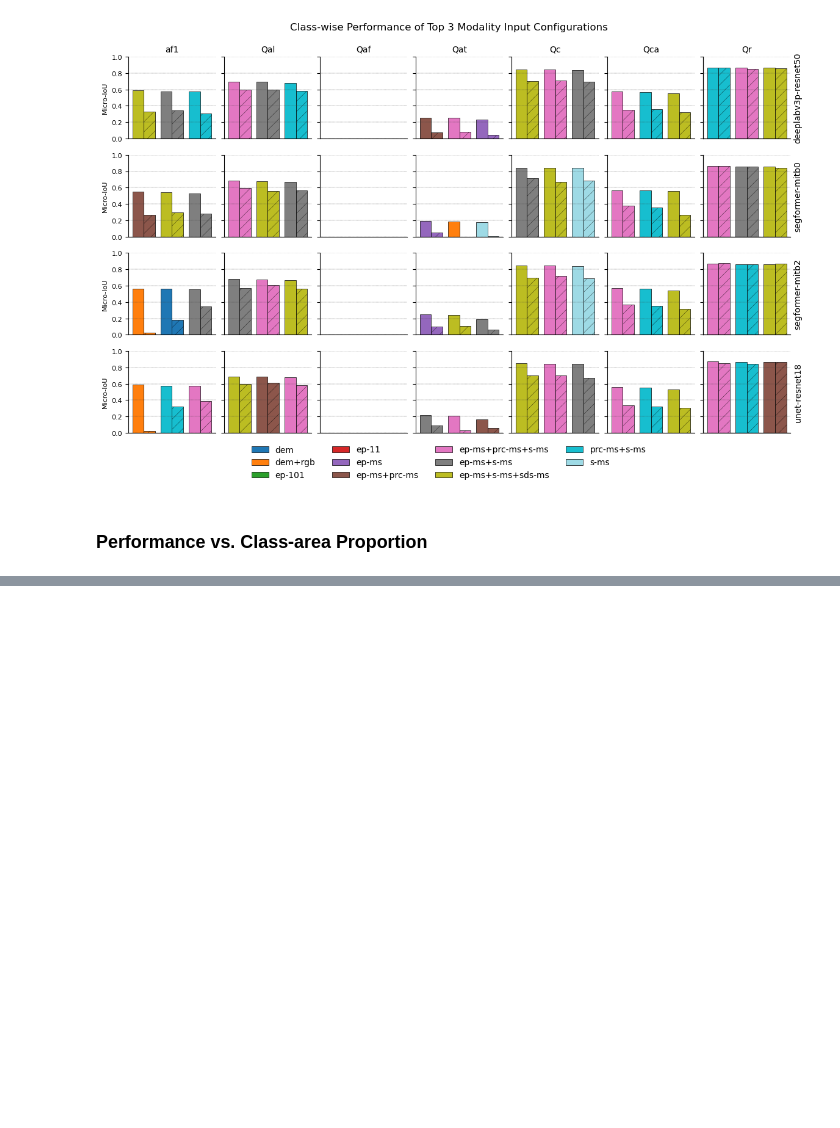
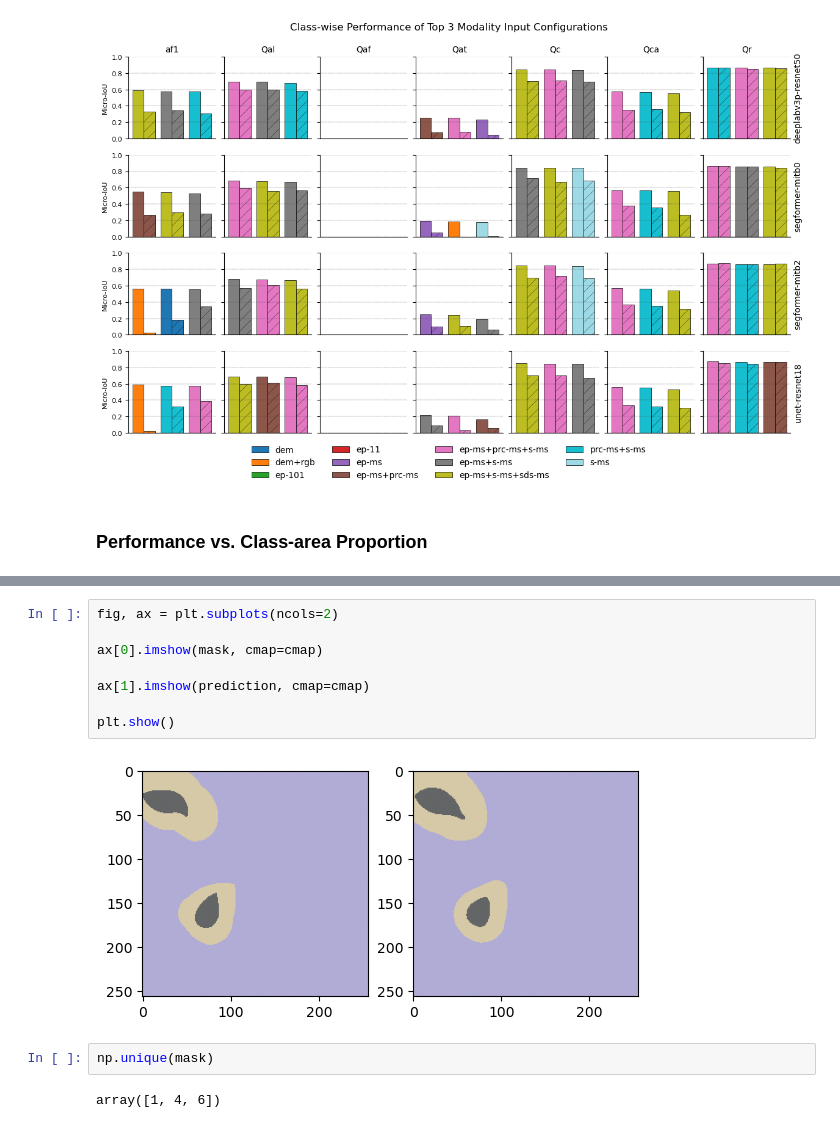
Before and after one commit to masseygeo/earthscape, a Jupyter notebook: notebooks/analysis_seg.ipynb, the cells around one changed output, grey strips where cells are left out. Cells and saved outputs as stored; diff of their text form; blank space fills up the shorter version.

```diff
--- a/notebooks/analysis_seg.ipynb
+++ b/notebooks/analysis_seg.ipynb
@@ -1126,0 +1254,14 @@ plt.show()
+# %%
+fig, ax = plt.subplots(ncols=2)
+
+ax[0].imshow(mask, cmap=cmap)
+
+ax[1].imshow(prediction, cmap=cmap)
+
+plt.show()
+# %% [output]
+[figure, added]
+# %%
+np.unique(mask)
+# %% [output]
+array([1, 4, 6])
```
Also changed, not shown: parts of 7 cells of this notebook, 1 other file.
